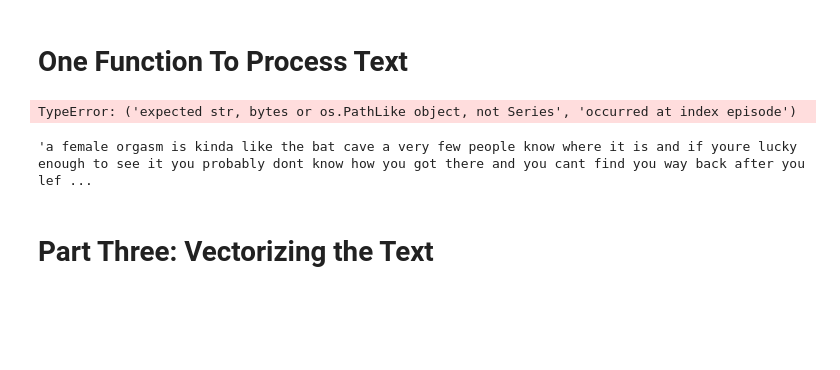
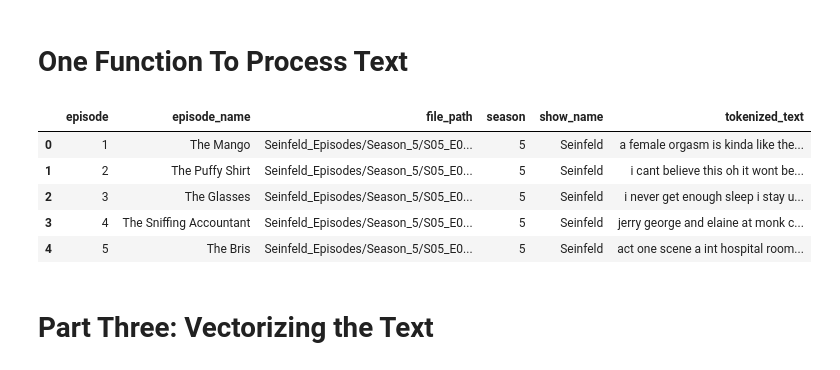
Before and after one commit to amitrani6/nlp-overview, a Jupyter notebook: word_vectorization.ipynb, the cells around one changed output. Cells and saved outputs as stored; diff of their text form; code cells hidden in the pictures; blank space fills up the shorter version.

```diff
--- a/word_vectorization.ipynb
+++ b/word_vectorization.ipynb
@@ -198,14 +265,15 @@ def process_text(file_name):
 
     return lemmatize_episode_text
 # %%
-df['tokenized_text'] = df.apply(lambda x: process_text(x))
+df['tokenized_text'] = df.file_path.apply(lambda x: process_text(x))
 df.head()
 # %% [output]
-TypeError: ('expected str, bytes or os.PathLike object, not Series', 'occurred at index episode')
+|  | episode | episode_name | file_path | season | show_name | tokenized_text |
+| 0 | 1 | The Mango | Seinfeld_Episodes/Season_5/S05_E0... | 5 | Seinfeld | a female orgasm is kinda like the... |
+| 1 | 2 | The Puffy Shirt | Seinfeld_Episodes/Season_5/S05_E0... | 5 | Seinfeld | i cant believe this oh it wont be... |
+| 2 | 3 | The Glasses | Seinfeld_Episodes/Season_5/S05_E0... | 5 | Seinfeld | i never get enough sleep i stay u... |
+| 3 | 4 | The Sniffing Accountant | Seinfeld_Episodes/Season_5/S05_E0... | 5 | Seinfeld | jerry george and elaine at monk c... |
+| 4 | 5 | The Bris | Seinfeld_Episodes/Season_5/S05_E0... | 5 | Seinfeld | act one scene a int hospital room... |
-# %%
-lemmatize_text(tokenize_episode_1_text)
-# %% [output]
-'a female orgasm is kinda like the bat cave a very few people know where it is and if youre lucky enough to see it you probably dont know how you got there and you cant find you way back after you lef ...
 # %% [markdown]
 # Part Three: Vectorizing the Text
 # %%
```
Also changed, not shown: parts of 9 cells of this notebook, 34 other files.
